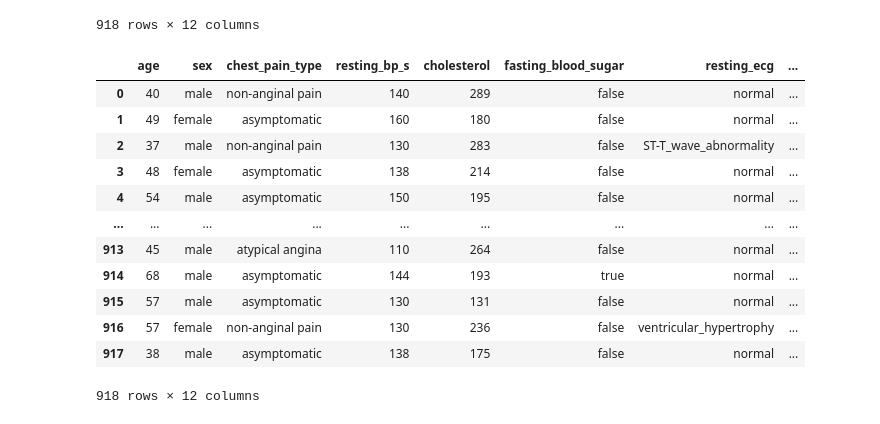
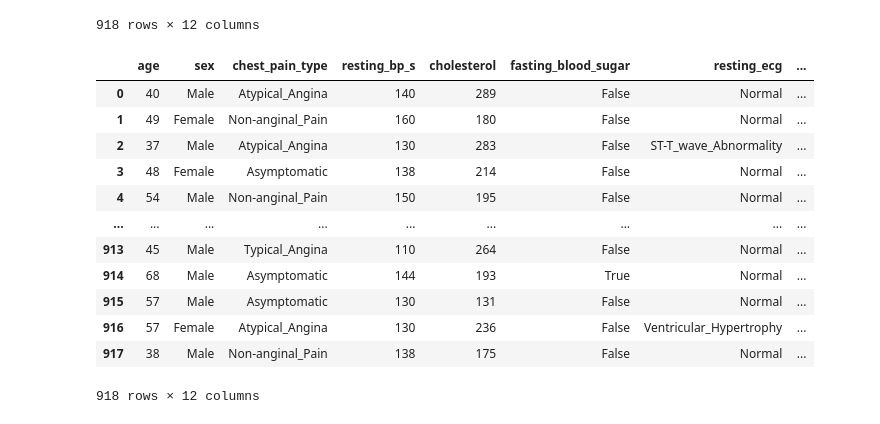
Before and after one commit to GingerAvalanche/project-4, a Jupyter notebook: CSV Cleaner.ipynb, the cells around one changed output. Cells and saved outputs as stored; diff of their text form; code cells hidden in the pictures.

Commit message:
updated labeled dataset

```diff
--- a/CSV Cleaner.ipynb
+++ b/CSV Cleaner.ipynb
@@ -125,43 +125,43 @@ labeled_df
 # %%
 labeled_df['sex'] = labeled_df['sex'].replace([0], 'Female')
 labeled_df['sex'] = labeled_df['sex'].replace([1], 'Male')
 
 labeled_df['chest_pain_type'] = labeled_df['chest_pain_type'].replace([1], 'Typical_Angina')
 labeled_df['chest_pain_type'] = labeled_df['chest_pain_type'].replace([2], 'Atypical_Angina')
 labeled_df['chest_pain_type'] = labeled_df['chest_pain_type'].replace([3], 'Non-anginal_Pain')
 labeled_df['chest_pain_type'] = labeled_df['chest_pain_type'].replace([4], 'Asymptomatic')
 
 labeled_df['fasting_blood_sugar'] = labeled_df['fasting_blood_sugar'].replace([0], 'False')
 labeled_df['fasting_blood_sugar'] = labeled_df['fasting_blood_sugar'].replace([1], 'True')
 
 labeled_df['resting_ecg'] = labeled_df['resting_ecg'].replace([0], 'Normal')
 labeled_df['resting_ecg'] = labeled_df['resting_ecg'].replace([1], 'ST-T_wave_Abnormality')
 labeled_df['resting_ecg'] = labeled_df['resting_ecg'].replace([2], 'Ventricular_Hypertrophy')
 
 labeled_df['exercise_angina'] = labeled_df['exercise_angina'].replace([0], 'No')
 labeled_df['exercise_angina'] = labeled_df['exercise_angina'].replace([1], 'Yes')
 
 labeled_df['ST_slope'] = labeled_df['ST_slope'].replace([1], 'Unsloping')
 labeled_df['ST_slope'] = labeled_df['ST_slope'].replace([2], 'Flat')
 labeled_df['ST_slope'] = labeled_df['ST_slope'].replace([3], 'Downsloping')
 
-labeled_df['exercise_angina'] = labeled_df['exercise_angina'].replace([0], 'Normal')
-labeled_df['exercise_angina'] = labeled_df['exercise_angina'].replace([1], 'Heart_Disease')
+labeled_df['target'] = labeled_df['target'].replace([0], 'Normal')
+labeled_df['target'] = labeled_df['target'].replace([1], 'Heart_Disease')
 
 labeled_df
 # %% [output]
 |  | age | sex | chest_pain_type | resting_bp_s | cholesterol | fasting_blood_sugar | resting_ecg | ... |
-| 0 | 40 | male | non-anginal pain | 140 | 289 | false | normal | ... |
-| 1 | 49 | female | asymptomatic | 160 | 180 | false | normal | ... |
-| 2 | 37 | male | non-anginal pain | 130 | 283 | false | ST-T_wave_abnormality | ... |
-| 3 | 48 | female | asymptomatic | 138 | 214 | false | normal | ... |
-| 4 | 54 | male | asymptomatic | 150 | 195 | false | normal | ... |
+| 0 | 40 | Male | Atypical_Angina | 140 | 289 | False | Normal | ... |
+| 1 | 49 | Female | Non-anginal_Pain | 160 | 180 | False | Normal | ... |
+| 2 | 37 | Male | Atypical_Angina | 130 | 283 | False | ST-T_wave_Abnormality | ... |
+| 3 | 48 | Female | Asymptomatic | 138 | 214 | False | Normal | ... |
+| 4 | 54 | Male | Non-anginal_Pain | 150 | 195 | False | Normal | ... |
 | ... | ... | ... | ... | ... | ... | ... | ... | ... |
-| 913 | 45 | male | atypical angina | 110 | 264 | false | normal | ... |
-| 914 | 68 | male | asymptomatic | 144 | 193 | true | normal | ... |
-| 915 | 57 | male | asymptomatic | 130 | 131 | false | normal | ... |
-| 916 | 57 | female | non-anginal pain | 130 | 236 | false | ventricular_hypertrophy | ... |
-| 917 | 38 | male | asymptomatic | 138 | 175 | false | normal | ... |
+| 913 | 45 | Male | Typical_Angina | 110 | 264 | False | Normal | ... |
+| 914 | 68 | Male | Asymptomatic | 144 | 193 | True | Normal | ... |
+| 915 | 57 | Male | Asymptomatic | 130 | 131 | False | Normal | ... |
+| 916 | 57 | Female | Atypical_Angina | 130 | 236 | False | Ventricular_Hypertrophy | ... |
+| 917 | 38 | Male | Non-anginal_Pain | 138 | 175 | False | Normal | ... |
 918 rows × 12 columns
 # %%
 labeled_df.to_csv('Datasets/labeled_dataset.csv', index=False)
```
Also changed, not shown: 1 other file.
